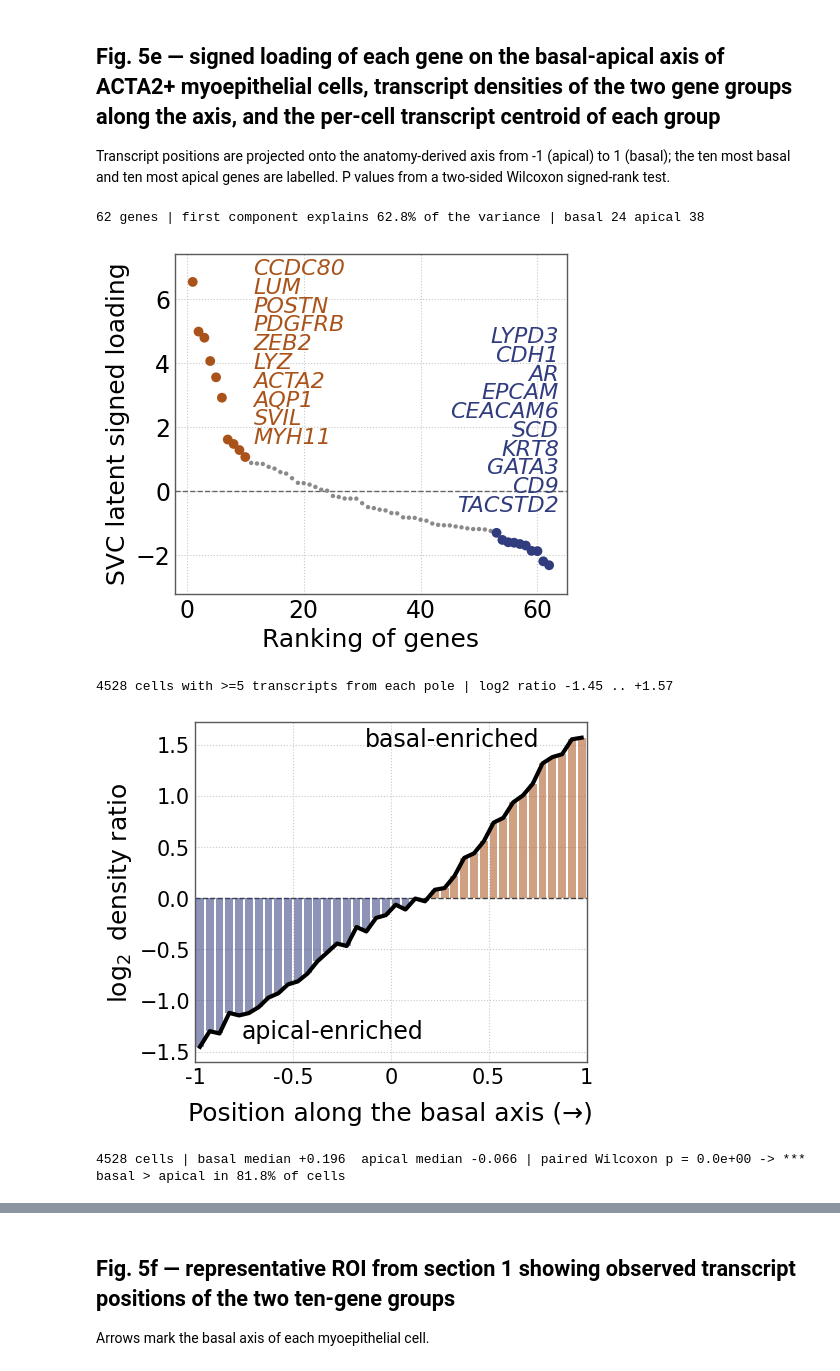
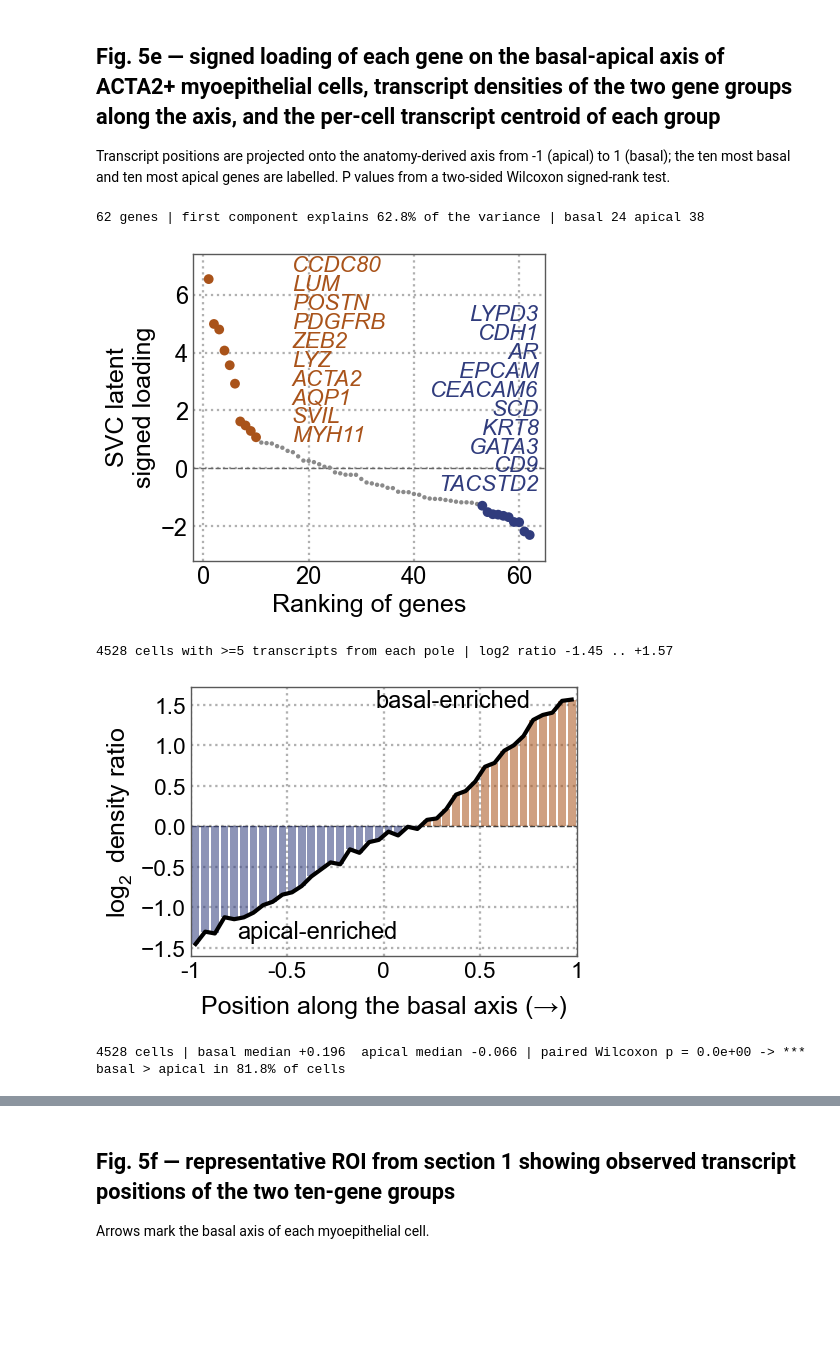
Before and after one commit to aster-ww/SVC-reproducibility, a Jupyter notebook: fig5/fig5_reproducibility.ipynb, the cells around one changed output, grey strips where cells are left out. Cells and saved outputs as stored; diff of their text form; code cells hidden in the pictures; blank space fills up the shorter version.

```diff
--- a/fig5/fig5_reproducibility.ipynb
+++ b/fig5/fig5_reproducibility.ipynb
@@ -96,7 +136,7 @@ with warnings.catch_warnings():
     import scanpy as sc
 
 MARKERS = ['FASN', 'CEACAM6', 'MYLK', 'LUM', 'CD8A']
-XTICKS = [0, 1, 2, 3, 4, 5, 6, 7, 8, 9, 10, 12, 14, 16]
+XTICKS = list(range(0, 17, 4))
 
 expression = []
 for rep, section_labels in [('rep1', labels_rep1), ('rep2', labels_rep2)]:
@@ -111,6 +151,7 @@ mean_log1p = np.array([[np.log1p(expression[labels == d, j]).mean() for d in ran
                        for j in range(len(MARKERS))])
 
 palette = [plt.get_cmap('Dark2_r')(i) for i in range(len(MARKERS))]
+print_scale = 0.2378656111127342
 fig, ax = plt.subplots(1, len(MARKERS), figsize=(25, 2.7),
                        gridspec_kw={'wspace': 0.2, 'hspace': 0.4})
 x = np.arange(K_DOMAIN)
@@ -124,10 +165,13 @@ for k, (gene, color, a) in enumerate(zip(MARKERS, palette, ax)):
     a.scatter(x[peak], height[peak], color=color, s=200, marker='^')
     a.set_xticks(XTICKS); a.set_xticklabels(XTICKS, fontsize=18)
     ticks = np.round([t for t in a.get_yticks() if t >= 0], 1)
+    a.set_ylim(top=max(ticks)); ticks = ticks[::2]
     a.set_yticks(ticks); a.set_yticklabels(ticks, fontsize=18)
     a.set_title(gene, fontsize=23, fontstyle='italic')
     a.spines['top'].set_visible(False); a.spines['right'].set_visible(False)
     a.spines['left'].set_linewidth(2); a.spines['bottom'].set_linewidth(2)
 
+print_style(fig, print_scale)
+# fig.savefig('fig5c.pdf', bbox_inches='tight')
 plt.show()
 # %% [output]
@@ -231,10 +279,11 @@ for i in list(range(N_LABEL)) + list(range(n - N_LABEL, n)):
     color[i] = RED if i < N_LABEL else BLUE
     size[i] = 50
 
+print_scale = 0.31077755905511817
 fig, ax = plt.subplots(figsize=(4.5, 4))
 fig.subplots_adjust(left=0.10, right=0.97, top=0.96, bottom=0.11)
 ax.set_facecolor('white')
-ax.grid(True, color='#C8C8C8', lw=0.8, ls=':', zorder=0)
+ax.grid(True, color='#b0b0b0', linestyle=':', linewidth=0.504 / print_scale, zorder=0)
 ax.set_axisbelow(True)
 for spine in ax.spines.values():
     spine.set_visible(True); spine.set_color('0.35'); spine.set_linewidth(1.0)
@@ -245,17 +294,21 @@ ax.set_xlim(-2, n + 3)
 ax.set_ylim(ranked_alpha.min() - pad, ranked_alpha.max() + pad)
 ax.set_xticks([0, 20, 40, 60]); ax.set_xticklabels(['0', '20', '40', '60'], fontsize=15)
 ax.set_xlabel('Ranking of genes', fontsize=18)
-ax.set_ylabel('SVC latent signed loading', fontsize=18)
+ax.set_ylabel('SVC latent\nsigned loading', fontsize=18)
 ax.axhline(0, color='0.4', lw=1.0, ls='--', zorder=2)
 ax.tick_params(axis='both', which='major', length=0, labelsize=17)
 
 for k, gene in enumerate(ranked_genes[:N_LABEL]):
-    ax.text(0.2, 0.955 - k * 0.055, gene, transform=ax.transAxes, ha='left', va='center',
+    ax.text(0.28, 0.96 - k * 0.0615, gene, transform=ax.transAxes, ha='left', va='center',
             fontsize=16, color=RED, fontstyle='italic', zorder=4)
 for k, gene in enumerate(ranked_genes[n - N_LABEL:][::-1]):
-    ax.text(0.98, 0.755 - k * 0.055, gene, transform=ax.transAxes, ha='right', va='center',
+    ax.text(0.98, 0.80 - k * 0.0615, gene, transform=ax.transAxes, ha='right', va='center',
             fontsize=16, color=BLUE, fontstyle='italic', zorder=4)
 
+ax.set_yticks([-2, 0, 2, 4, 6])
+fig.set_size_inches(4.05267562820665, 3.612636356888361)
+print_style(fig, print_scale)
+# fig.savefig('fig5e_left.pdf', bbox_inches='tight')
 plt.show()
 
 BASAL, APICAL = ranked_genes[:N_LABEL], ranked_genes[n - N_LABEL:][::-1]
@@ -304,10 +357,11 @@ log_ratio = np.log2((basal_hist.sum(0) / basal_hist.sum()) / (apical_hist.sum(0)
 print('%d cells with >=%d transcripts from each pole | log2 ratio %+.2f .. %+.2f'
       % (len(basal_hist), MIN_TX, log_ratio.min(), log_ratio.max()))
 
+print_scale = 0.30610818618086943
 fig, ax = plt.subplots(figsize=(4.5, 4))
 fig.subplots_adjust(left=0.10, right=0.97, top=0.96, bottom=0.11)
 ax.set_facecolor('white')
-ax.grid(True, color='#C8C8C8', lw=0.8, ls=':', zorder=0); ax.set_axisbelow(True)
+ax.grid(True, color='#b0b0b0', linestyle=':', linewidth=0.504 / print_scale, zorder=0); ax.set_axisbelow(True)
 for spine in ax.spines.values():
     spine.set_visible(True); spine.set_color('0.35'); spine.set_linewidth(1.0)
 
@@ -323,46 +377,54 @@ ax.tick_params(axis='both', which='major', length=0, labelsize=15)
 ax.text(0.88, 0.95, 'basal-enriched', transform=ax.transAxes, fontsize=17, ha='right', va='center', zorder=5)
 ax.text(0.12, 0.09, 'apical-enriched', transform=ax.transAxes, fontsize=17, ha='left', va='center', zorder=5)
 
+ax.set_yticks([-1.5, -1, -0.5, 0, 0.5, 1, 1.5])
+fig.set_size_inches(4.4341371781606735, 3.1634069729832572)
+print_style(fig, print_scale)
+# fig.savefig('fig5e_mid.pdf', bbox_inches='tight')
 plt.show()
 
 p_value = wilcoxon(basal_mean, apical_mean).pvalue
 stars = '***' if p_value < 1e-3 else '**' if p_value < 1e-2 else '*' if p_value < 0.05 else 'n.s.'
 print('%d cells | basal median %+.3f  apical median %+.3f | paired Wilcoxon p = %.1e -> %s'
       % (len(basal_mean), np.median(basal_mean), np.median(apical_mean), p_value, stars))
 print('basal > apical in %.1f%% of cells' % (100 * ((basal_mean - apical_mean) > 0).mean()))
 
+print_scale = 0.31496062992125984
 fig, ax = plt.subplots(figsize=(3.5, 5.2))
 ax.set_facecolor('white')
-ax.grid(True, axis='y', color='#C8C8C8', lw=0.8, ls=':', zorder=0); ax.set_axisbelow(True)
+ax.grid(True, axis='y', color='#b0b0b0', linestyle=':', linewidth=0.504 / print_scale, zorder=0); ax.set_axisbelow(True)
 for spine in ax.spines.values():
     spine.set_visible(True); spine.set_color('0.35'); spine.set_linewidth(1.0)
 
 box = ax.boxplot([basal_mean, apical_mean], positions=[0, 1], widths=0.5, patch_artist=True,
                  showfliers=False, zorder=6)
 for patch, color in zip(box['boxes'], [RED, BLUE]):
-    patch.set(facecolor=to_rgba(color, 0.5), edgecolor='k', linewidth=2)
+    patch.set(facecolor=to_rgba(color, 0.5), edgecolor='k', linewidth=0.5 / print_scale)
 for part in ('whiskers', 'caps'):
     for element in box[part]:
-        element.set(color='0.15', linewidth=2)
+        element.set(color='0.15', linewidth=0.5 / print_scale)
 for median in box['medians']:
-    median.set(color='k', linewidth=2.4)
+    median.set(color='k', linewidth=0.5 / print_scale)
 
 ax.axhline(0, color='0.4', lw=1.0, ls='--', zorder=2)
 ax.set_xticks([0, 1]); ax.set_xticklabels(['basal\ngroup', 'apical\ngroup'], fontsize=18)
 ax.set_yticks([-0.5, -0.25, 0, 0.25, 0.5, 0.75, 1])
 ax.set_yticklabels(['-0.50', '-0.25', '0', '0.25', '0.50', '0.75', '1.00'], fontsize=16)
-ax.set_ylabel('Transcript centroid along the basal axis', fontsize=16.5)
+ax.set_ylabel('Transcript centroid\nalong the basal axis', fontsize=16.5)
 ax.set_ylim(-0.6, 1.1); ax.set_xlim(-0.6, 1.6)
 ax.tick_params(axis='y', length=0, labelsize=16)
-ax.plot([0, 0, 1, 1], [0.9, 0.93, 0.93, 0.9], color='k', lw=1.3)
+ax.plot([0, 0, 1, 1], [0.9, 0.93, 0.93, 0.9], color='k', lw=0.5 / print_scale)
 ax.text(0.5, 0.91, stars, ha='center', va='bottom', fontsize=22)
 
 fig.tight_layout()
+fig.set_size_inches(3.4980145228071975, 4.167064513393936)
+print_style(fig, print_scale)
+# fig.savefig('fig5e_right.pdf', bbox_inches='tight')
 plt.show()
 # %% [output]
 62 genes | first component explains 62.8% of the variance | basal 24 apical 38
-[figure, old version]
+[figure, new version]
 4528 cells with >=5 transcripts from each pole | log2 ratio -1.45 .. +1.57
-[figure, old version]
+[figure, new version]
 4528 cells | basal median +0.196  apical median -0.066 | paired Wilcoxon p = 0.0e+00 -> ***
 basal > apical in 81.8% of cells
```
Also changed, not shown: parts of 14 cells of this notebook.
